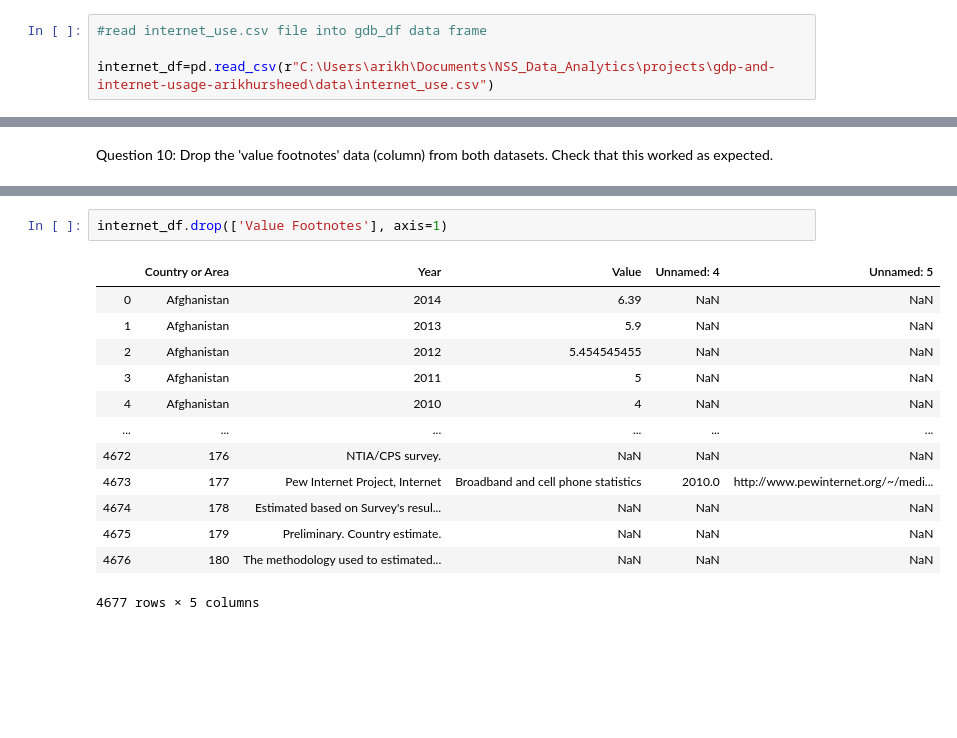
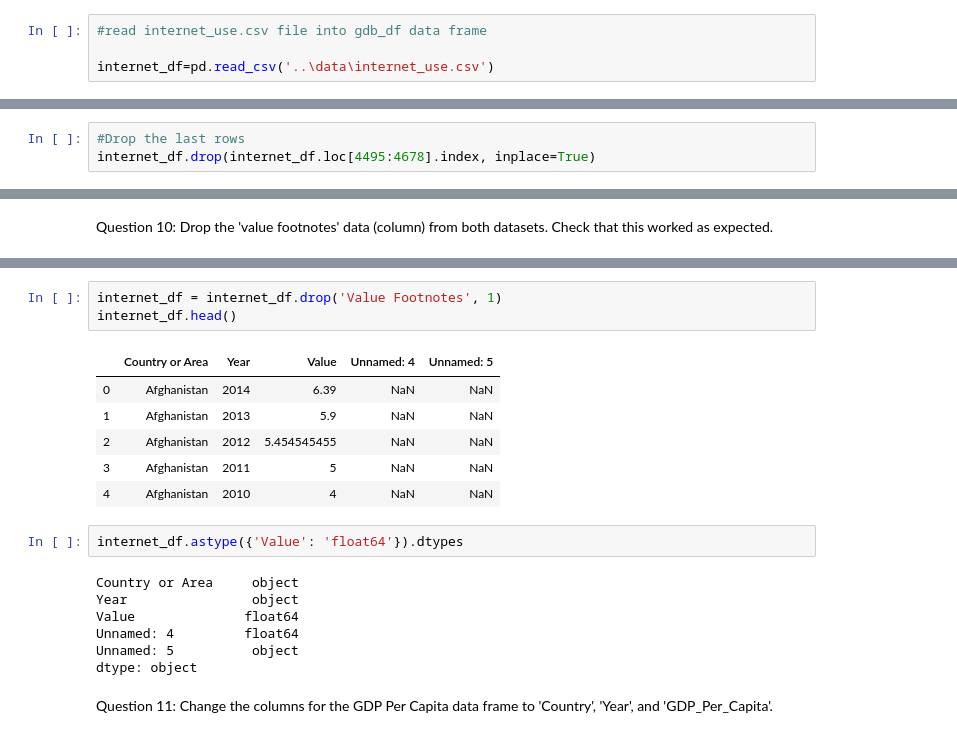
Before and after one commit to arikhursheed/gdp-and-internet-usage-arikhursheed, a Jupyter notebook: notebooks/un_data_explore.ipynb, the cells around one changed output, grey strips where cells are left out. Saved outputs shown, nothing was run; the diff lists cells and outputs as text; blank space fills up the shorter version.

```diff
--- a/notebooks/un_data_explore.ipynb
+++ b/notebooks/un_data_explore.ipynb
@@ -28,7 +41,7 @@ gdp_df.shape
 # %%
 #read internet_use.csv file into gdb_df data frame
 
-internet_df=pd.read_csv(r"C:\Users\arikh\Documents\NSS_Data_Analytics\projects\gdp-and-internet-usage-arikhursheed\data\internet_use.csv")
+internet_df=pd.read_csv('..\data\internet_use.csv')
 # %%
 print(internet_df.head(6))
 # %% [output]
@@ -41,0 +65,3 @@ print(internet_df.head(6))
+# %%
+#Drop the last rows
+internet_df.drop(internet_df.loc[4495:4678].index, inplace=True)
@@ -137,16 +156,21 @@ gdp_df.drop(['Value Footnotes'], axis=1)
 # %%
-internet_df.drop(['Value Footnotes'], axis=1)
+internet_df = internet_df.drop('Value Footnotes', 1)
+internet_df.head()
 # %% [output]
 |  | Country or Area | Year | Value | Unnamed: 4 | Unnamed: 5 |
 | 0 | Afghanistan | 2014 | 6.39 | NaN | NaN |
 | 1 | Afghanistan | 2013 | 5.9 | NaN | NaN |
 | 2 | Afghanistan | 2012 | 5.454545455 | NaN | NaN |
 | 3 | Afghanistan | 2011 | 5 | NaN | NaN |
 | 4 | Afghanistan | 2010 | 4 | NaN | NaN |
-| ... | ... | ... | ... | ... | ... |
-| 4672 | 176 | NTIA/CPS survey. | NaN | NaN | NaN |
-| 4673 | 177 | Pew Internet Project, Internet | Broadband and cell phone statistics | 2010.0 | http://www.pewinternet.org/~/medi... |
-| 4674 | 178 | Estimated based on Survey's resul... | NaN | NaN | NaN |
-| 4675 | 179 | Preliminary. Country estimate. | NaN | NaN | NaN |
-| 4676 | 180 | The methodology used to estimated... | NaN | NaN | NaN |
-4677 rows × 5 columns
+# %%
+internet_df.astype({'Value': 'float64'}).dtypes
+# %% [output]
+Country or Area     object
+Year                object
+Value              float64
+Unnamed: 4         float64
+Unnamed: 5          object
+dtype: object
+# %% [markdown]
+Question 11: Change the columns for the GDP Per Capita data frame to 'Country', 'Year', and 'GDP_Per_Capita'.
```
Also changed, not shown: parts of 52 cells of this notebook.
